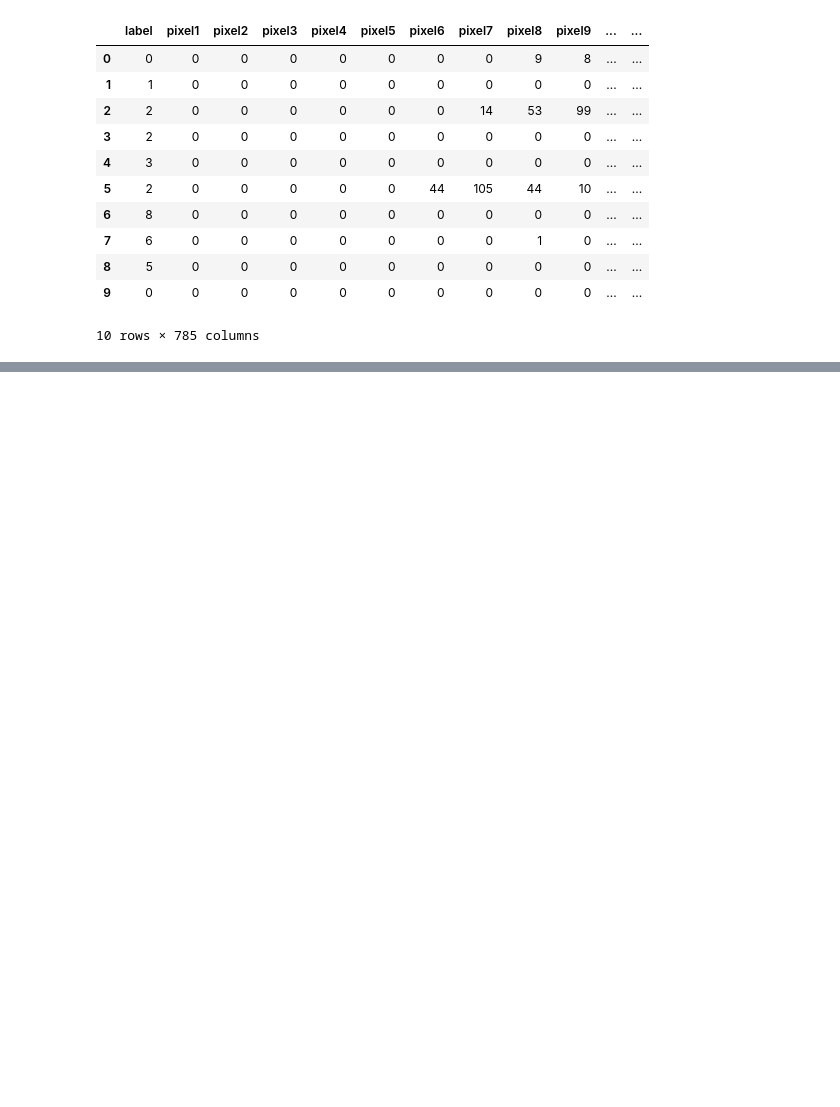
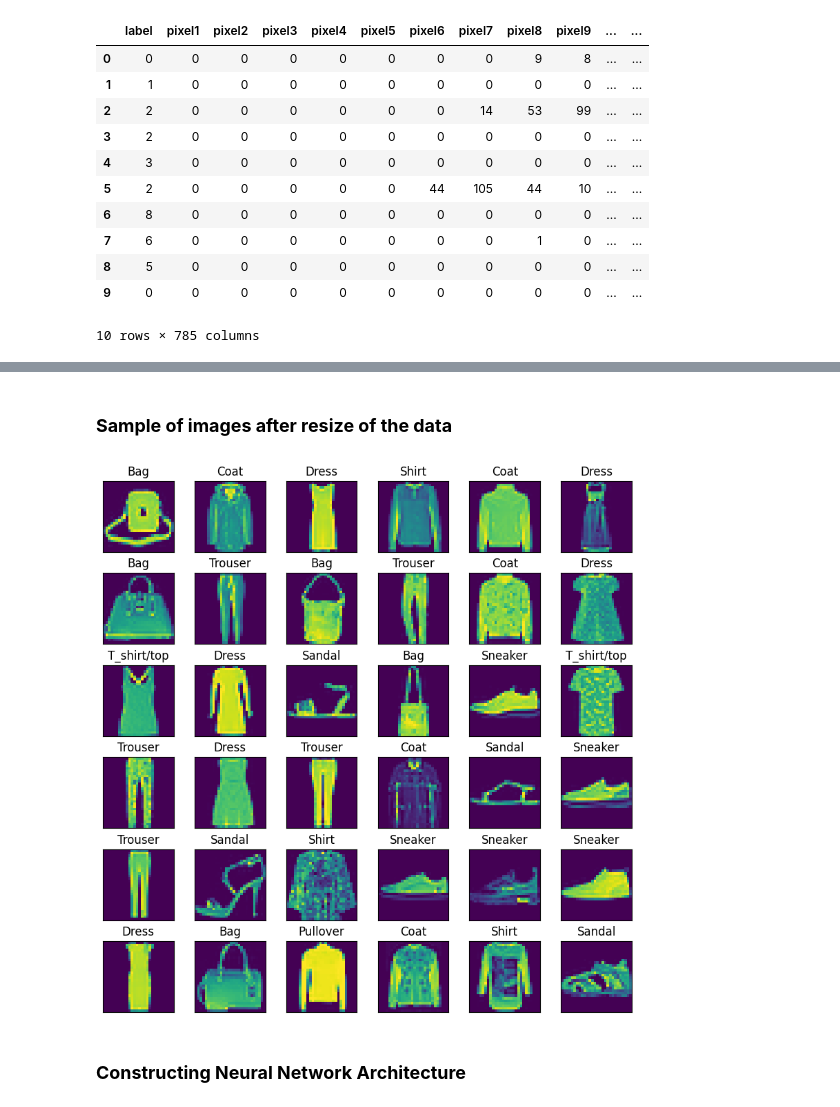
Before and after one commit to Dan-data-tech/Fashion-MNIST, a Jupyter notebook: MNIST.ipynb, the cells around one changed output, grey strips where cells are left out. Saved outputs shown, nothing was run; the diff lists cells and outputs as text; code cells hidden in the pictures; blank space fills up the shorter version.

Commit message:
managed data added some visualization

```diff
--- a/MNIST.ipynb
+++ b/MNIST.ipynb
@@ -65,0 +68,3 @@ array([[0., 0., 0., ..., 0., 0., 0.],
+# %%
+X_train = train_data[:,1:] # select all lines and all columns excluding the first one
+y_train = train_data[:,0] # select only first column and all lines
@@ -65,0 +76,3 @@ array([[0., 0., 0., ..., 0., 0., 0.],
+# %%
+X_train = X_train / 255
+X_test = X_test / 255
@@ -65,0 +95,21 @@ array([[0., 0., 0., ..., 0., 0., 0.],
+# %%
+X_train, X_test, y_train, y_test = train_test_split(X_train,y_train,test_size = 0.2,random_state = 42)
+# %% [markdown]
+### **Sample of images after resize of the data**
+# %%
+class_names = ['T_shirt/top', 'Trouser', 'Pullover', 'Dress', 'Coat', 'Sandal', 'Shirt', 'Sneaker', 'Bag', 'Ankle boot']
+plt.figure(figsize=(10, 10))
+for i in range(36):
+    plt.subplot(6, 6, i + 1) # to hide the x and y ticks and make the display much cleaner
+    plt.xticks([])
+    plt.yticks([])
+    plt.grid(False)
+    plt.imshow(X_train[i].reshape((28,28))) # reshaped back into 2d array
+    label_index = int(y_train[i])
+    plt.title(class_names[label_index])
+plt.subplots_adjust(hspace=0.3)
+plt.show()
+# %% [output]
+[figure, added]
+# %% [markdown]
+### **Constructing Neural Network Architecture**
```
Also changed, not shown: parts of 10 cells of this notebook.
